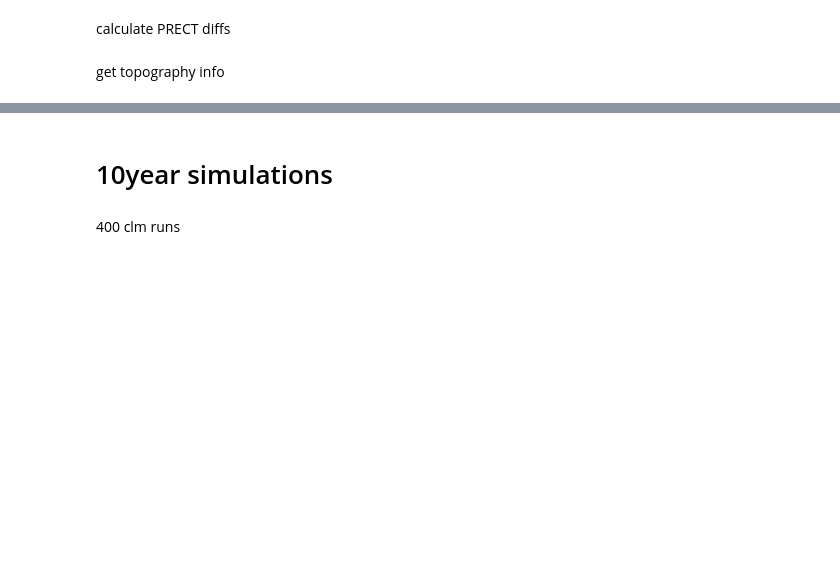
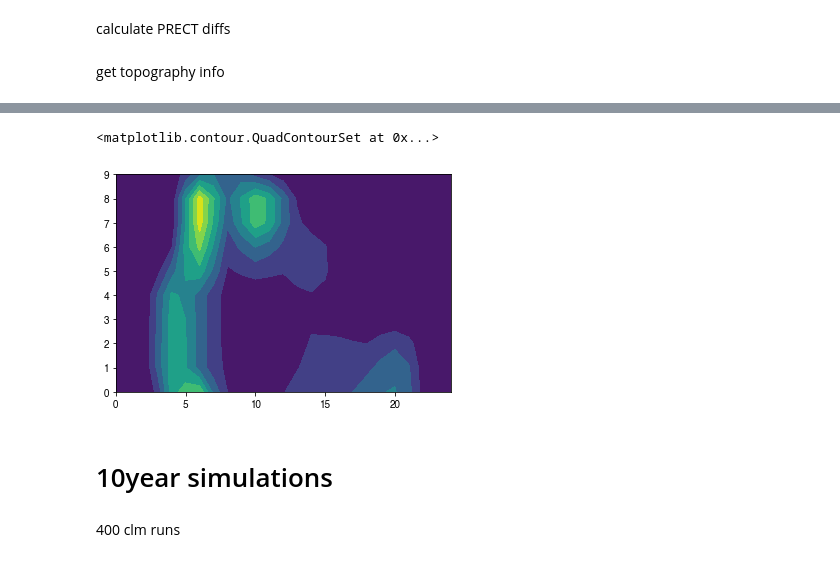
Before and after one commit to bairdlangenbrunner/amazon-phys-response-paper, a Jupyter notebook: scripts/MAIN_figure03_meridional_mean_precip_change_intercomparison.ipynb, the cells around one changed output, grey strips where cells are left out. Cells and saved outputs as stored; diff of their text form; code cells hidden in the pictures; blank space fills up the shorter version.

Commit message:
update figure 03

```diff
--- a/scripts/MAIN_figure03_meridional_mean_precip_change_intercomparison.ipynb
+++ b/scripts/MAIN_figure03_meridional_mean_precip_change_intercomparison.ipynb
@@ -132,4 +146,9 @@ topo_data_landmask[LANDFRAC==0] = numpy.nan
 topo_data_latmean = numpy.nanmean(topo_data_landmask, axis=0)
+# %%
+mp.contourf(topo_data)
+# %% [output]
+<matplotlib.contour.QuadContourSet at 0x...>
+[figure, added]
 # %% [markdown]
 # 10year simulations
 # %% [markdown]
```
Also changed, not shown: parts of 7 cells of this notebook, 2 other files.
